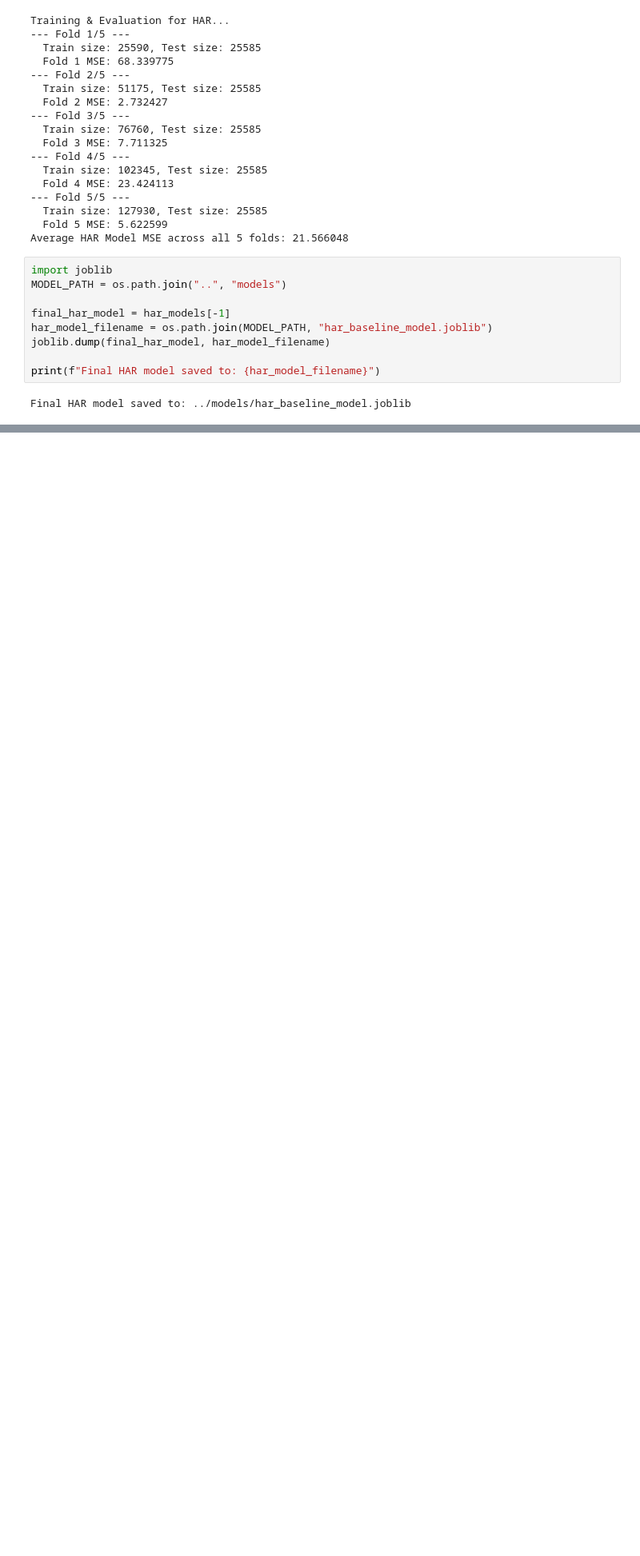
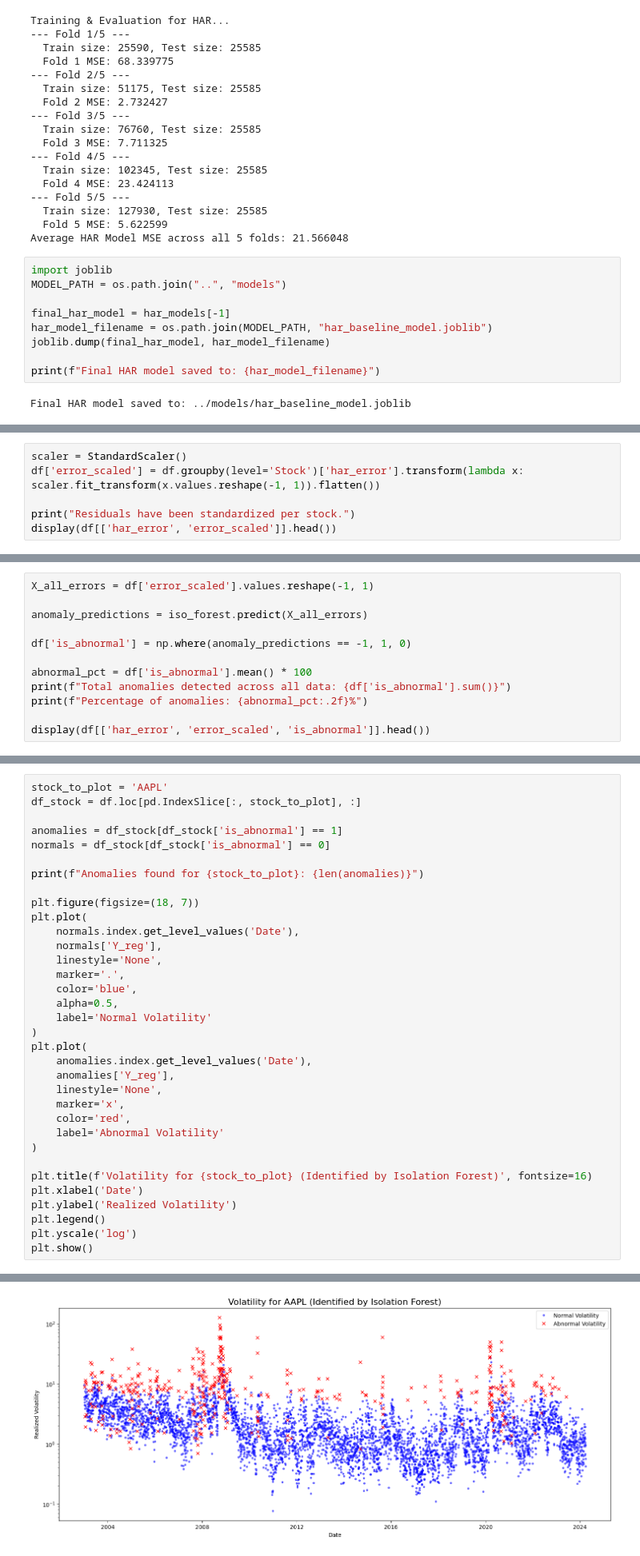
Before and after one commit to samfan-27/MLProject, a Jupyter notebook: notebooks/03_model_building.ipynb, the cells around one changed output, grey strips where cells are left out. Shown: that part at 80% size. Drawn from its saved outputs; the diff is of its cells as text; blank space fills up the shorter version.

Commit message:
feat(model): add phase 3 anomaly detection with isolation forest

```diff
--- a/notebooks/03_model_building.ipynb
+++ b/notebooks/03_model_building.ipynb
@@ -136,0 +170,6 @@ Final HAR model saved to: ../models/har_baseline_model.joblib
+# %%
+scaler = StandardScaler()
+df['error_scaled'] = df.groupby(level='Stock')['har_error'].transform(lambda x: scaler.fit_transform(x.values.reshape(-1, 1)).flatten())
+
+print("Residuals have been standardized per stock.")
+display(df[['har_error', 'error_scaled']].head())
@@ -136,0 +201,12 @@ Final HAR model saved to: ../models/har_baseline_model.joblib
+# %%
+X_all_errors = df['error_scaled'].values.reshape(-1, 1)
+
+anomaly_predictions = iso_forest.predict(X_all_errors)
+
+df['is_abnormal'] = np.where(anomaly_predictions == -1, 1, 0)
+
+abnormal_pct = df['is_abnormal'].mean() * 100
+print(f"Total anomalies detected across all data: {df['is_abnormal'].sum()}")
+print(f"Percentage of anomalies: {abnormal_pct:.2f}%")
+
+display(df[['har_error', 'error_scaled', 'is_abnormal']].head())
@@ -136,0 +225,35 @@ Final HAR model saved to: ../models/har_baseline_model.joblib
+# %%
+stock_to_plot = 'AAPL'
+df_stock = df.loc[pd.IndexSlice[:, stock_to_plot], :]
+
+anomalies = df_stock[df_stock['is_abnormal'] == 1]
+normals = df_stock[df_stock['is_abnormal'] == 0]
+
+print(f"Anomalies found for {stock_to_plot}: {len(anomalies)}")
+
+plt.figure(figsize=(18, 7))
+plt.plot(
+    normals.index.get_level_values('Date'),
+    normals['Y_reg'],
+    linestyle='None',
+    marker='.',
+    color='blue',
+    alpha=0.5,
+    label='Normal Volatility'
+)
+plt.plot(
+    anomalies.index.get_level_values('Date'),
+    anomalies['Y_reg'],
+    linestyle='None',
+    marker='x',
+    color='red',
+    label='Abnormal Volatility'
+)
+
+plt.title(f'Volatility for {stock_to_plot} (Identified by Isolation Forest)', fontsize=16)
+plt.xlabel('Date')
+plt.ylabel('Realized Volatility')
+plt.legend()
+plt.yscale('log')
+plt.show()
+# %% [output]
@@ -136,0 +261 @@ Final HAR model saved to: ../models/har_baseline_model.joblib
+[figure, added]
```
Also changed, not shown: parts of 14 cells of this notebook.
